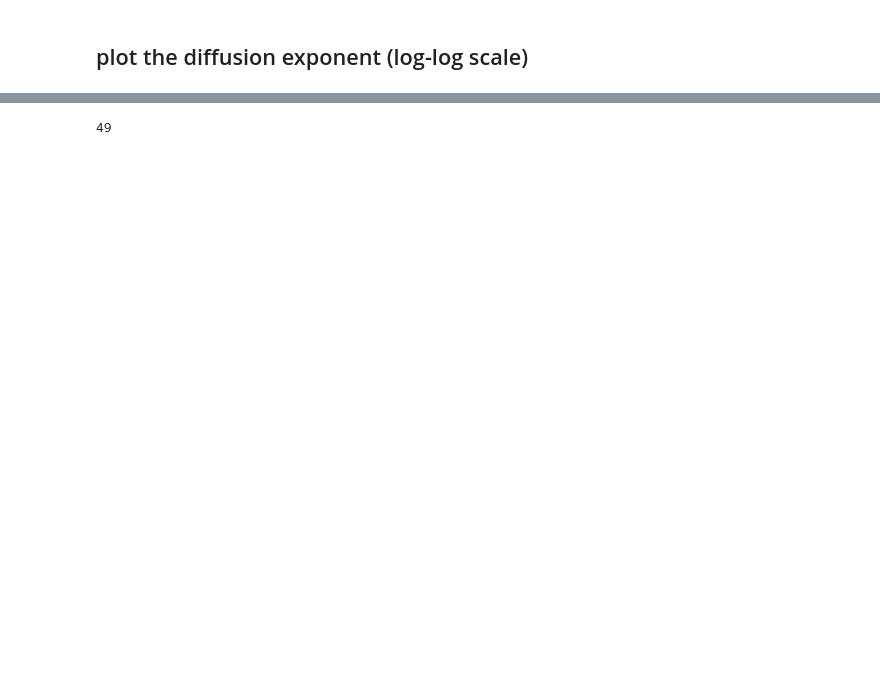
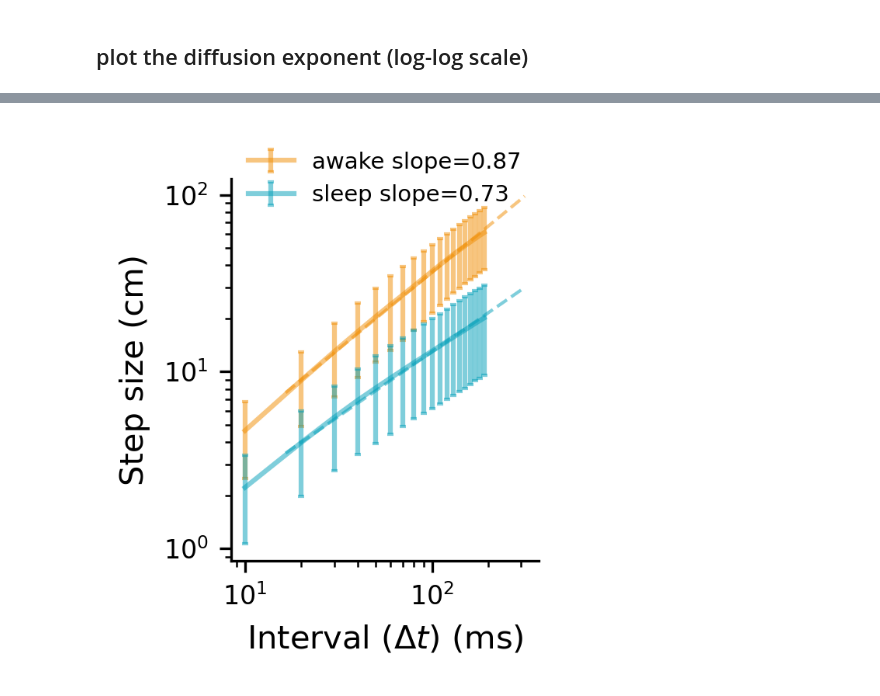
Before and after one commit to ZilongJi/AdaptiveAttractorForSequences, a Jupyter notebook: PaperFigureCode/Fig_modelprediction_awakesleep.ipynb, the cells around one changed output, grey strips where cells are left out. Saved outputs shown, nothing was run; the diff lists cells and outputs as text; code cells hidden in the pictures; blank space fills up the shorter version.

```diff
--- a/PaperFigureCode/Fig_modelprediction_awakesleep.ipynb
+++ b/PaperFigureCode/Fig_modelprediction_awakesleep.ipynb
@@ -254,4 +254,69 @@ plt.savefig('./Fig_model_superdiffusion_diffusion_loglog.pdf', dpi=300)
-# %%
-len(Centertraces_sd[0])
-# %% [output]
-49
+# %%
+#plot the phase diagram in the first subplot
+fig, ax = plt.subplots(1, 1, figsize=(2.1, 2.5), dpi=300)
+labelsize = 10
+ticksize = 8
+custom_color1 = '#F18D00'
+custom_color2 = '#009FB9'
+
+
+mean_std_sd = []
+interval_list = np.array(range(1,20,1))
+for interval in interval_list:
+    mean_std_sd += get_mean_var(Centertraces_sd,interval)
+mean_std_sd = np.array(mean_std_sd)
+
+x0 = np.log(interval_list)
+y0 = np.log(mean_std_sd[:,0])
+A1, B1 = optimize.curve_fit(f_1, x0, y0)[0]
+x1 = np.log(interval_list) + 0.5
+y1 = A1 * x1 + B1
+ax.plot(np.exp(x1), np.exp(y1), '--', linewidth=1, color = custom_color1, alpha = 0.5)
+
+ax.errorbar(interval_list,mean_std_sd[:,0],mean_std_sd[:,1],
+             label = 'awake slope='+str(round(A1,2)),
+             color = custom_color1, capsize=1, alpha = 0.5)
+
+mean_std_bd = []
+for interval in interval_list:
+    mean_std_bd += get_mean_var(Centertraces_bd,interval)
+mean_std_bd = np.array(mean_std_bd)
+
+x0 = np.log(interval_list)
+y0 = np.log(mean_std_bd[:,0])
+A1, B1 = optimize.curve_fit(f_1, x0, y0)[0]
+x1 = np.log(interval_list) + 0.5
+y1 = A1 * x1 + B1
+ax.plot(np.exp(x1), np.exp(y1), '--', linewidth=1, color = custom_color2, alpha = 0.5)
+
+ax.errorbar(interval_list,mean_std_bd[:,0],mean_std_bd[:,1],
+             label = 'sleep slope='+str(round(A1,2)),
+             color = custom_color2, capsize=1, alpha = 0.5)
+
+#log-log scale of ax4 and equal axis
+ax.set_xscale('log')
+ax.set_yscale('log')
+#ax4.set_aspect('equal')
+
+ax.spines['top'].set_visible(False)
+ax.spines['right'].set_visible(False)
+
+ax.legend(fontsize=ticksize-1, frameon=False, loc='center', bbox_to_anchor=(0.5, 1.0))
+
+ax.set_xlabel(r'Interval $(\Delta t)$ (ms)',fontsize = labelsize)
+ax.set_ylabel('Step size (cm)',fontsize = labelsize)
+
+#set xx ticks
+ax.set_xticks([1, 10])
+ax.set_xticklabels(['$10^{1}$', '$10^{2}$']) #times 10 sicne we sample each 10 points
+#replace the y ticks from meter to cm
+ax.set_yticks([0.01,0.1, 1])
+ax.set_yticklabels(['$10^0$', '$10^{1}$', '$10^{2}$'])
+#set tick size to ticksize
+ax.tick_params(axis='both', which='major', labelsize=ticksize)
+
+plt.tight_layout()
+
+plt.savefig('./Fig_model_awake_vs_sleep_slope.pdf', dpi=300)
+# %% [output]
+[figure, added]
```
Also changed, not shown: parts of 3 cells of this notebook, 4 other files.
